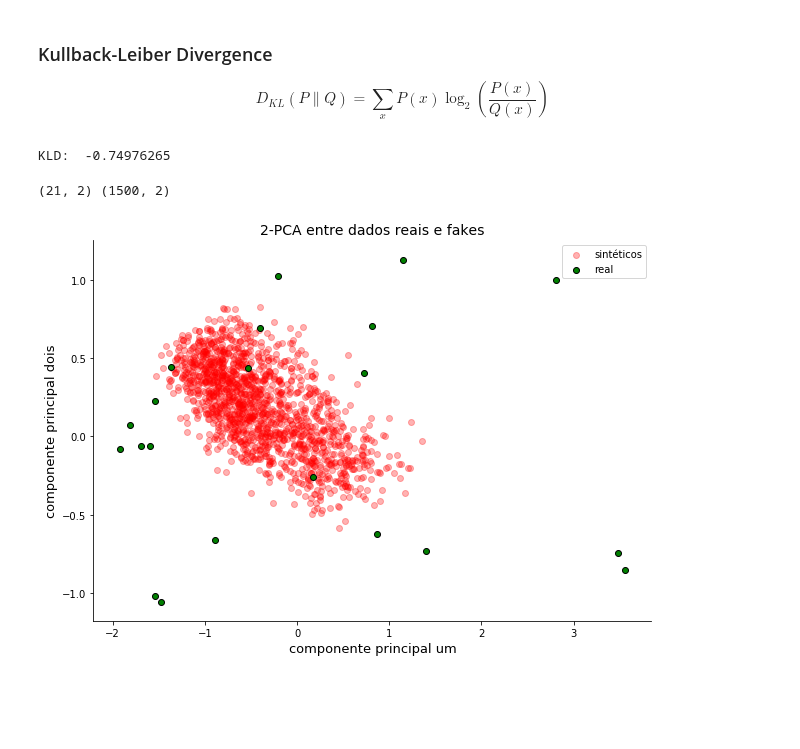
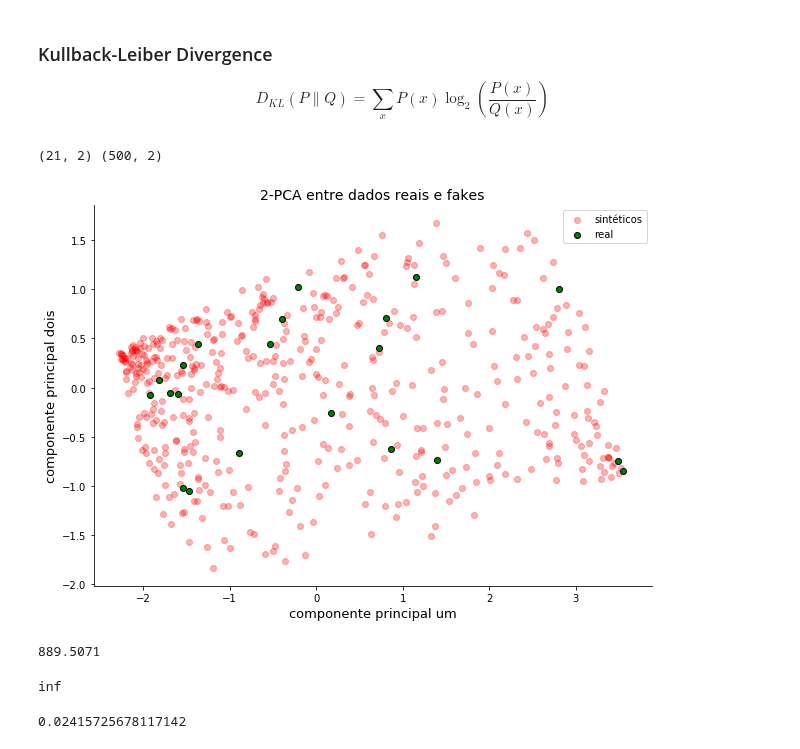
Before and after one commit to ejrueda/MasterUFPA, a Jupyter notebook: Proyectos/BioInformática/KLD.ipynb, the cells around one changed output. Saved outputs shown, nothing was run; the diff lists cells and outputs as text; code cells hidden in the pictures; blank space fills up the shorter version.

```diff
--- a/Proyectos/BioInformática/KLD.ipynb
+++ b/Proyectos/BioInformática/KLD.ipynb
@@ -129,9 +129,9 @@ class Generator():
         Retorna el modelo Generador
         """
         model = Sequential()
-        model.add(Dense(250, input_shape=(self.noise_input,)))
-        model.add(Dense(250))
-        model.add(Dense(250))
+        model.add(Dense(50, input_shape=(self.noise_input,)))
+        model.add(Dense(150))
+        model.add(Dropout(.1))
         model.add(Dense(np.prod(self.out_dim), activation="tanh"))
         model.add(Reshape(self.out_dim))
         return model
@@ -320,18 +316,18 @@ Non-trainable params: 353
 _________________________________________________________________
 # %%
-noise_input = 18
+noise_input = 50
+ep = 1700
 #Gerador
-#optimizerG = Adam(lr=0.0001, beta_1=0.4)
-optimizerG = SGD(lr=0.0001, momentum=0.9, decay=0.0001/3000)
+optimizerG = SGD(lr=0.00015, momentum=0.92, decay=0.00015/ep)
+#optimizerG = SGD(lr=0.00011, momentum=0.92)
 obj_G = Generator(noise_input, (X_train.shape[1],), optimizerG)
 print("Dimension del ruido de entrada: ",noise_input)
 G = obj_G.compileG()
 # Discriminador
-#optimizerD = Adam(lr=0.002, beta_1=0.9)
-optimizerD = SGD(lr=0.002, momentum=0.8, decay=0.002/3000)
+optimizerD = SGD(lr=0.001, momentum=0.9, decay=0.001/ep)
+#optimizerD = SGD(lr=0.001, momentum=0.9)
 objD = Discriminator((X_train.shape[1],), optimizerD)
 D = objD.compileD()
-
 gan = Gan(G,D)
 gan.compile(loss='binary_crossentropy', optimizer=optimizerG)
 gan.summary()
@@ -385,27 +380,20 @@ plt.legend();
 # %% [markdown]
 ### Kullback-Leiber Divergence
 $$D_{KL}(P\|Q) = \sum_{x}P(x)\log_{2}\left(\frac{P(x)}{Q(x)}\right)$$
-# %%
-dist_z = np.random.normal(size=(10,9))
-X_predict = np.concatenate((X_train, dist_z))
-p_d = np.ravel(D.predict(X_predict))
-print("KLD: ", KLD(p_d))
-# %% [output]
-KLD:  -0.74976265
 # %%
 fig2 = plt.figure(figsize=(10,7))
 ax2 = fig2.add_subplot()
 ax2.spines["top"].set_visible(False)
 ax2.spines["right"].set_visible(False)
-x_noise = G.predict(np.random.normal(loc=0, scale=1, size=(1500,noise_input)))
+x_noise = G.predict(np.random.normal(loc=0, scale=1, size=(500,noise_input)))
 X_fake_pca = pca_real.transform(x_noise)
 print(X_train_pca.shape, X_fake_pca.shape)
 plt.title("2-PCA entre dados reais e fakes", fontsize=14)
 plt.xlabel("componente principal um", fontsize=13)
 plt.ylabel("componente principal dois", fontsize=13)
 plt.scatter(X_fake_pca[:,0], X_fake_pca[:,1], color="red", label="sintéticos", alpha=0.3)
 plt.scatter(X_train_pca[:,0], X_train_pca[:,1], edgecolor="black", color="green", label="real", alpha=1)
 plt.legend();
 # %% [output]
-(21, 2) (1500, 2)
+(21, 2) (500, 2)
-[figure, old version]
+[figure, new version]
@@ -411,0 +406,4 @@ plt.legend();
+# %%
+KLD(p)
+# %% [output]
+889.5071
@@ -411,0 +412,13 @@ plt.legend();
+# %%
+from scipy.special import rel_entr
+
+sum(rel_entr(p, p-1))
+# %% [output]
+inf
+# %%
+p = np.array([0.1,.2,.3,0.4])
+q = np.array([0.15,.15,.35,0.35])
+
+sum(rel_entr(p, q))
+# %% [output]
+0.02415725678117142
```
Also changed, not shown: parts of 13 cells of this notebook, 26 other files.
